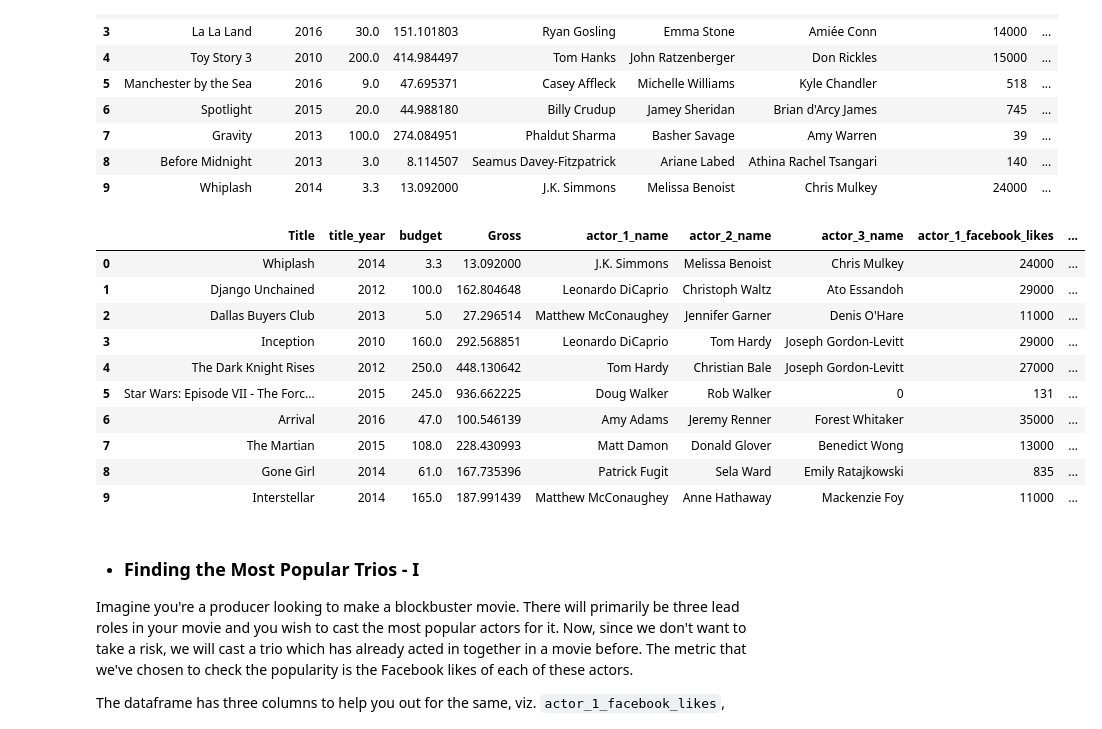
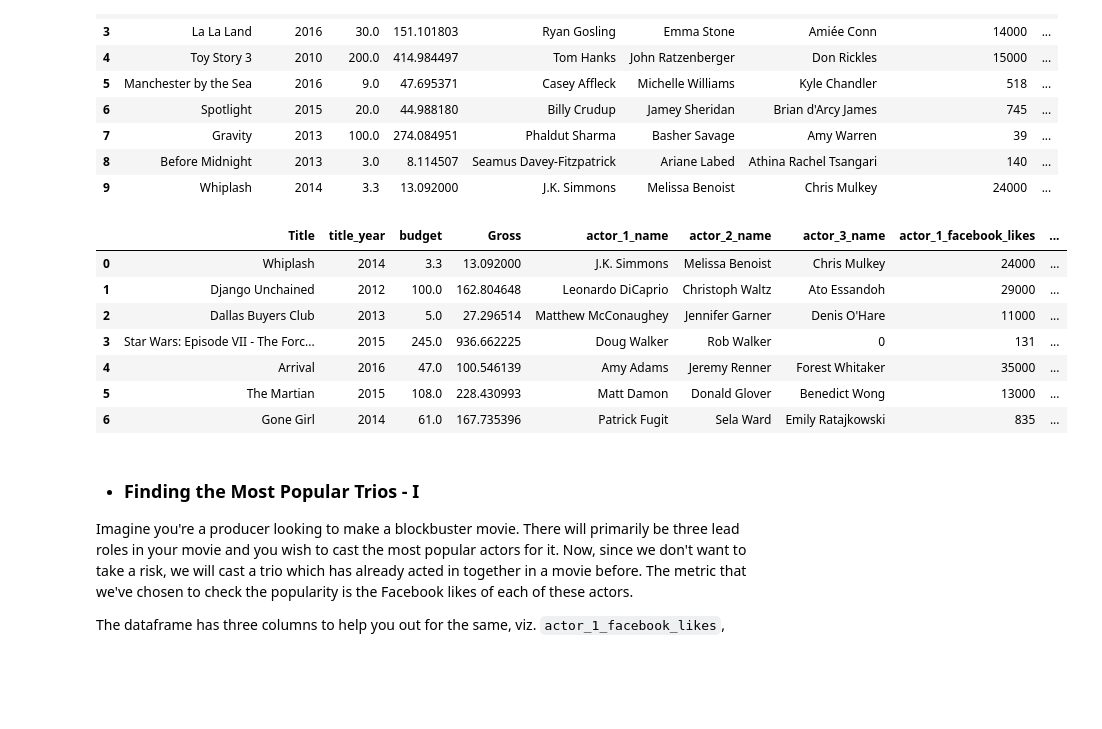
Before and after one commit to Sunil12Subu/Analysis-on-IMDB-dataset, a Jupyter notebook: IMDb+Movie+Assignment_stub.ipynb, the cells around one changed output. Cells and saved outputs as stored; diff of their text form; code cells hidden in the pictures; blank space fills up the shorter version.

```diff
--- a/IMDb+Movie+Assignment_stub.ipynb
+++ b/IMDb+Movie+Assignment_stub.ipynb
@@ -206,19 +206,16 @@ top_ratings.head(10)
 # %%
 # Finding the movies with metacritic-Imdb rating < 0.5 and also with an average rating of >= 8 (sorted in descending order)
 
-top_ratings[((top_ratings.MetaCritic-top_ratings.IMDb_rating)<0.5) & (top_ratings.Avg_rating >=8)].reset_index(drop=True)
+top_ratings[(abs(top_ratings.MetaCritic-top_ratings.IMDb_rating)<0.5) & (top_ratings.Avg_rating >=8)].reset_index(drop=True)
 # %% [output]
 |  | Title | title_year | budget | Gross | actor_1_name | actor_2_name | actor_3_name | actor_1_facebook_likes | ... |
 | 0 | Whiplash | 2014 | 3.3 | 13.092000 | J.K. Simmons | Melissa Benoist | Chris Mulkey | 24000 | ... |
 | 1 | Django Unchained | 2012 | 100.0 | 162.804648 | Leonardo DiCaprio | Christoph Waltz | Ato Essandoh | 29000 | ... |
 | 2 | Dallas Buyers Club | 2013 | 5.0 | 27.296514 | Matthew McConaughey | Jennifer Garner | Denis O'Hare | 11000 | ... |
-| 3 | Inception | 2010 | 160.0 | 292.568851 | Leonardo DiCaprio | Tom Hardy | Joseph Gordon-Levitt | 29000 | ... |
-| 4 | The Dark Knight Rises | 2012 | 250.0 | 448.130642 | Tom Hardy | Christian Bale | Joseph Gordon-Levitt | 27000 | ... |
-| 5 | Star Wars: Episode VII - The Forc... | 2015 | 245.0 | 936.662225 | Doug Walker | Rob Walker | 0 | 131 | ... |
-| 6 | Arrival | 2016 | 47.0 | 100.546139 | Amy Adams | Jeremy Renner | Forest Whitaker | 35000 | ... |
-| 7 | The Martian | 2015 | 108.0 | 228.430993 | Matt Damon | Donald Glover | Benedict Wong | 13000 | ... |
-| 8 | Gone Girl | 2014 | 61.0 | 167.735396 | Patrick Fugit | Sela Ward | Emily Ratajkowski | 835 | ... |
-| 9 | Interstellar | 2014 | 165.0 | 187.991439 | Matthew McConaughey | Anne Hathaway | Mackenzie Foy | 11000 | ... |
+| 3 | Star Wars: Episode VII - The Forc... | 2015 | 245.0 | 936.662225 | Doug Walker | Rob Walker | 0 | 131 | ... |
+| 4 | Arrival | 2016 | 47.0 | 100.546139 | Amy Adams | Jeremy Renner | Forest Whitaker | 35000 | ... |
+| 5 | The Martian | 2015 | 108.0 | 228.430993 | Matt Damon | Donald Glover | Benedict Wong | 13000 | ... |
+| 6 | Gone Girl | 2014 | 61.0 | 167.735396 | Patrick Fugit | Sela Ward | Emily Ratajkowski | 835 | ... |
 # %% [markdown]
 - ### Finding the Most Popular Trios - I
 
```
